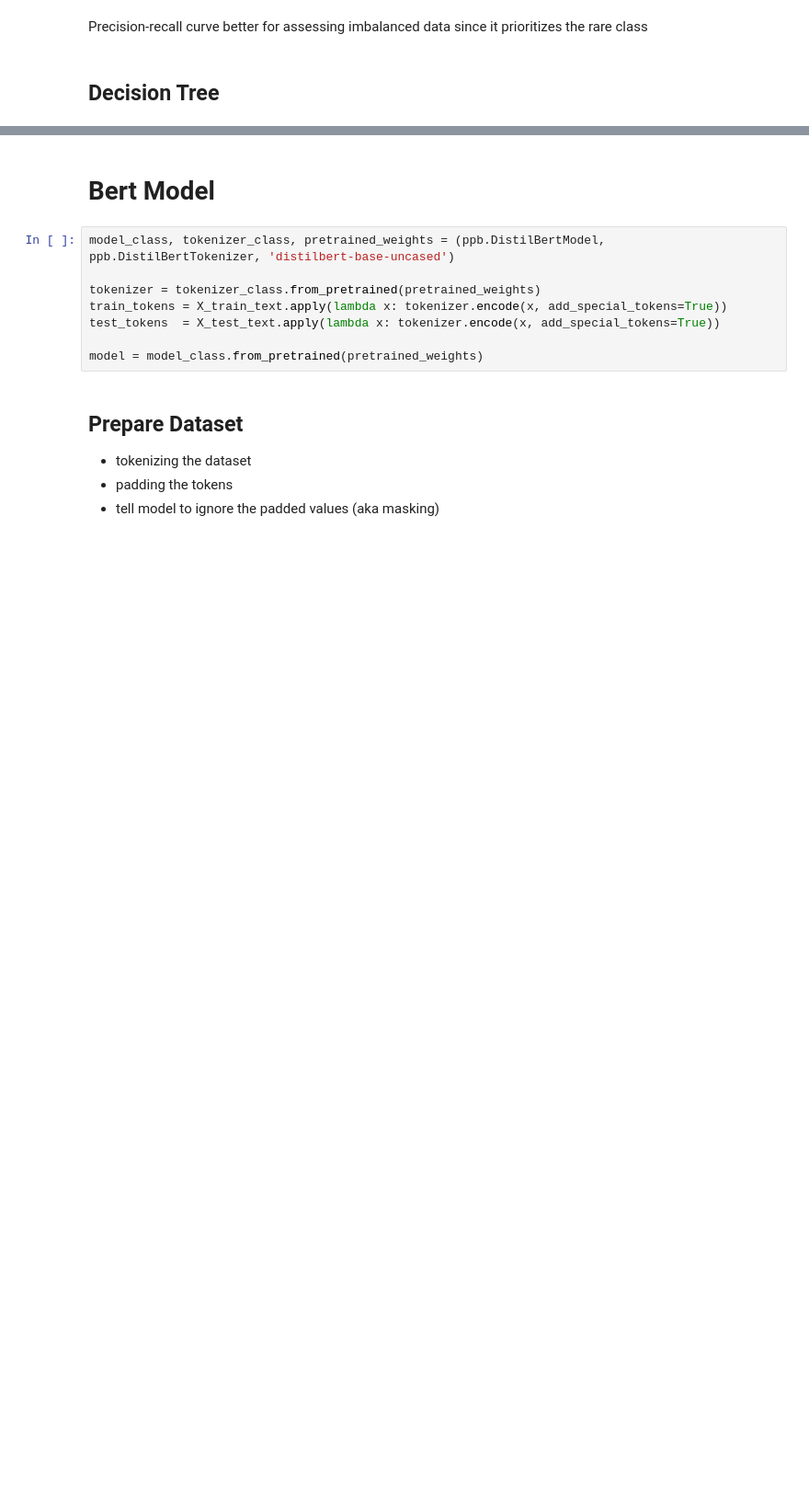
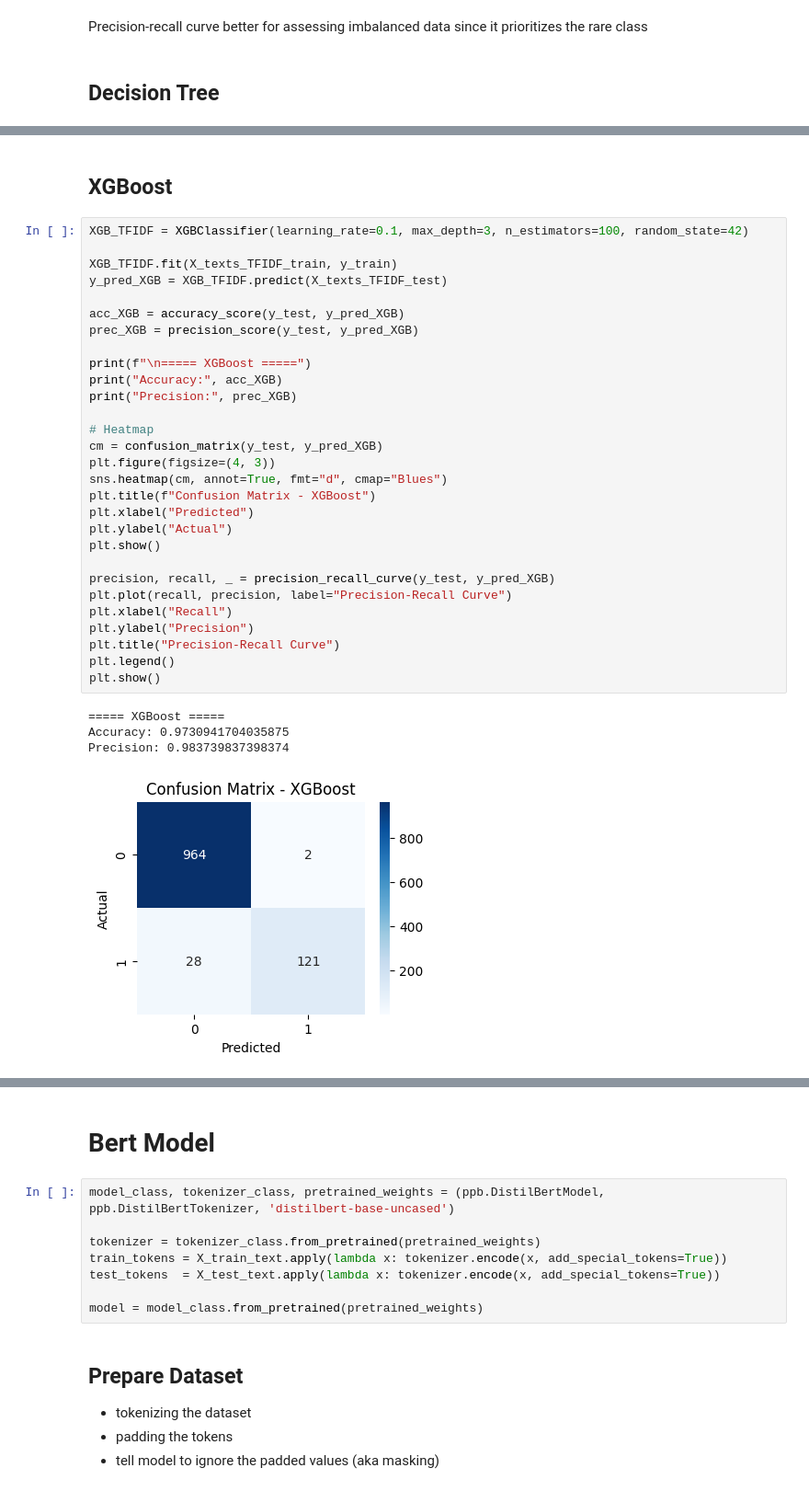
Before and after one commit to ninacunha/BERT-vs-TFIDF-TextClassification, a Jupyter notebook: Final.ipynb, the cells around one changed output, grey strips where cells are left out. Shown at 92% size. Drawn from its saved outputs; the diff is of its cells as text; blank space fills up the shorter version.

```diff
--- a/Final.ipynb
+++ b/Final.ipynb
@@ -313,0 +286,36 @@ Precision: 0.9833333333333333
+# %% [markdown]
+## XGBoost
+# %%
+XGB_TFIDF = XGBClassifier(learning_rate=0.1, max_depth=3, n_estimators=100, random_state=42)
+
+XGB_TFIDF.fit(X_texts_TFIDF_train, y_train)
+y_pred_XGB = XGB_TFIDF.predict(X_texts_TFIDF_test)
+
+acc_XGB = accuracy_score(y_test, y_pred_XGB)
+prec_XGB = precision_score(y_test, y_pred_XGB)
+
+print(f"\n===== XGBoost =====")
+print("Accuracy:", acc_XGB)
+print("Precision:", prec_XGB)
+
+# Heatmap
+cm = confusion_matrix(y_test, y_pred_XGB)
+plt.figure(figsize=(4, 3))
+sns.heatmap(cm, annot=True, fmt="d", cmap="Blues")
+plt.title(f"Confusion Matrix - XGBoost")
+plt.xlabel("Predicted")
+plt.ylabel("Actual")
+plt.show()
+
+precision, recall, _ = precision_recall_curve(y_test, y_pred_XGB)
+plt.plot(recall, precision, label="Precision-Recall Curve")
+plt.xlabel("Recall")
+plt.ylabel("Precision")
+plt.title("Precision-Recall Curve")
+plt.legend()
+plt.show()
+# %% [output]
+===== XGBoost =====
+Accuracy: 0.9730941704035875
+Precision: 0.983739837398374
+[figure, added]
```
Also changed, not shown: parts of 20 cells of this notebook.
